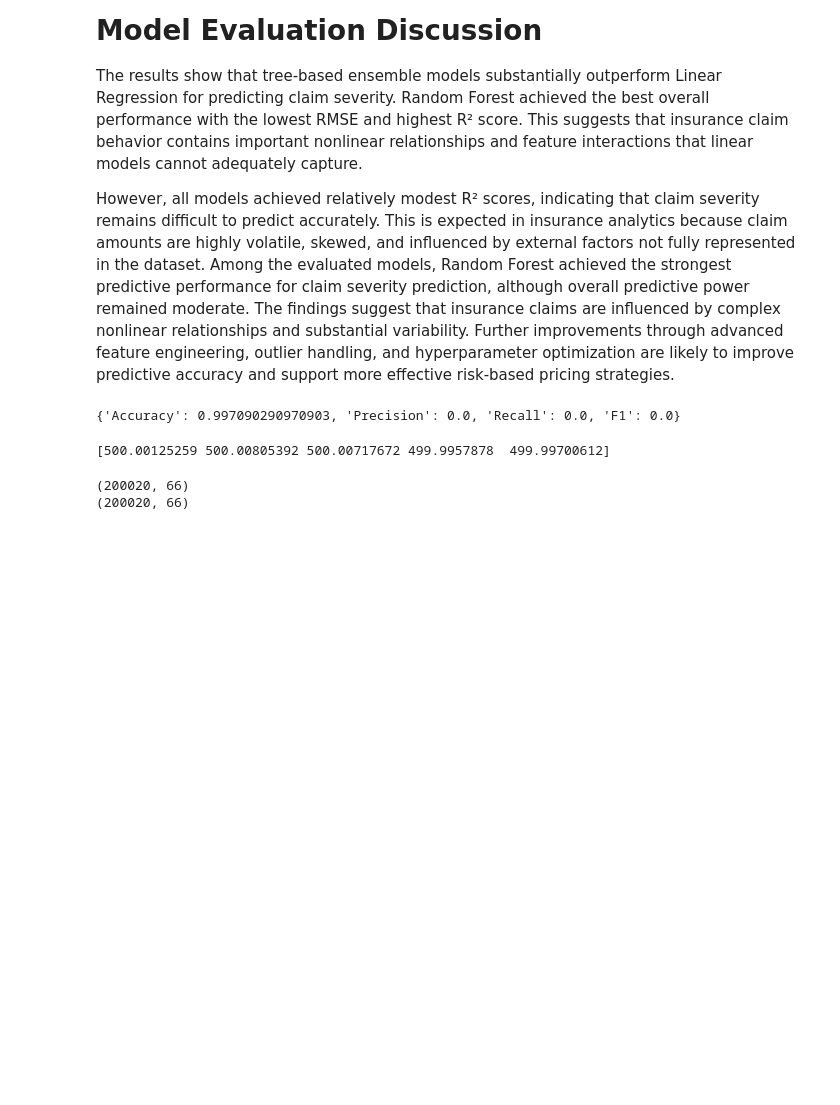
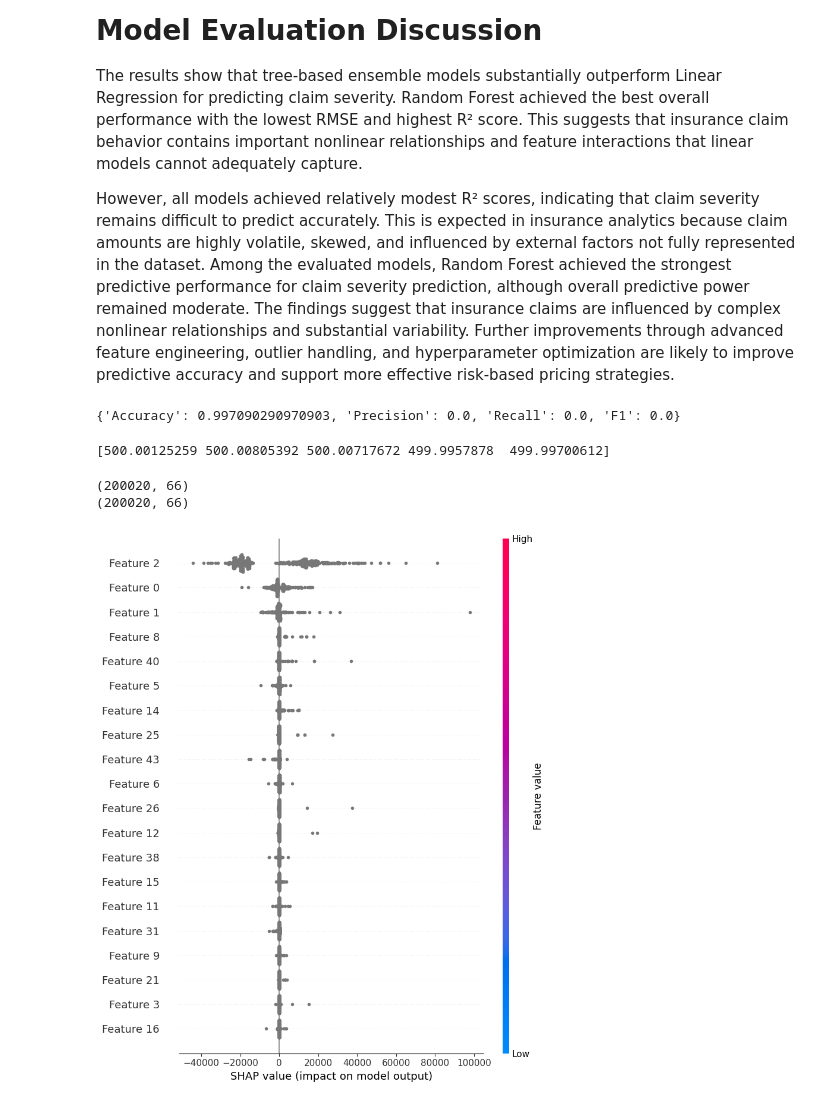
Before and after one commit to yenguandroid/Insurance-risk-analytics, a Jupyter notebook: notebooks/task4_modeling.ipynb, the cells around one changed output. Cells and saved outputs as stored; diff of their text form; code cells hidden in the pictures; blank space fills up the shorter version.

Commit message:
Add premium optimization and SHAP explainability

```diff
--- a/notebooks/task4_modeling.ipynb
+++ b/notebooks/task4_modeling.ipynb
@@ -226,0 +245,18 @@ pd.DataFrame({
+# %%
+# STEP 3 — Train/test split (IMPORTANT)
+from sklearn.model_selection import train_test_split
+
+X_train, X_test, y_train, y_test = train_test_split(
+    X,
+    y,
+    test_size=0.2,
+    random_state=42
+)
+# %%
+# STEP 4 — Preprocess correctly
+from src.preprocessing import build_preprocessor
+
+preprocessor = build_preprocessor(X_train)
+
+X_train_processed = preprocessor.fit_transform(X_train)
+X_test_processed = preprocessor.transform(X_test)
@@ -226,0 +270,27 @@ pd.DataFrame({
+# %%
+# STEP 5 — NOW train XGBoost safely
+xgb_model = train_xgboost(
+    X_train_processed,
+    y_train
+)
+# %%
+import shap
+
+# Create SHAP explainer
+explainer = shap.Explainer(
+    xgb_model
+)
+
+# Generate SHAP values
+shap_values = explainer(
+    X_test_processed
+)
+# %%
+# SHAP Summary Plot
+shap.summary_plot(
+
+    shap_values,
+
+)
+# %% [output]
+[figure, added]
```
Also changed, not shown: parts of 4 cells of this notebook, 1 other file.
